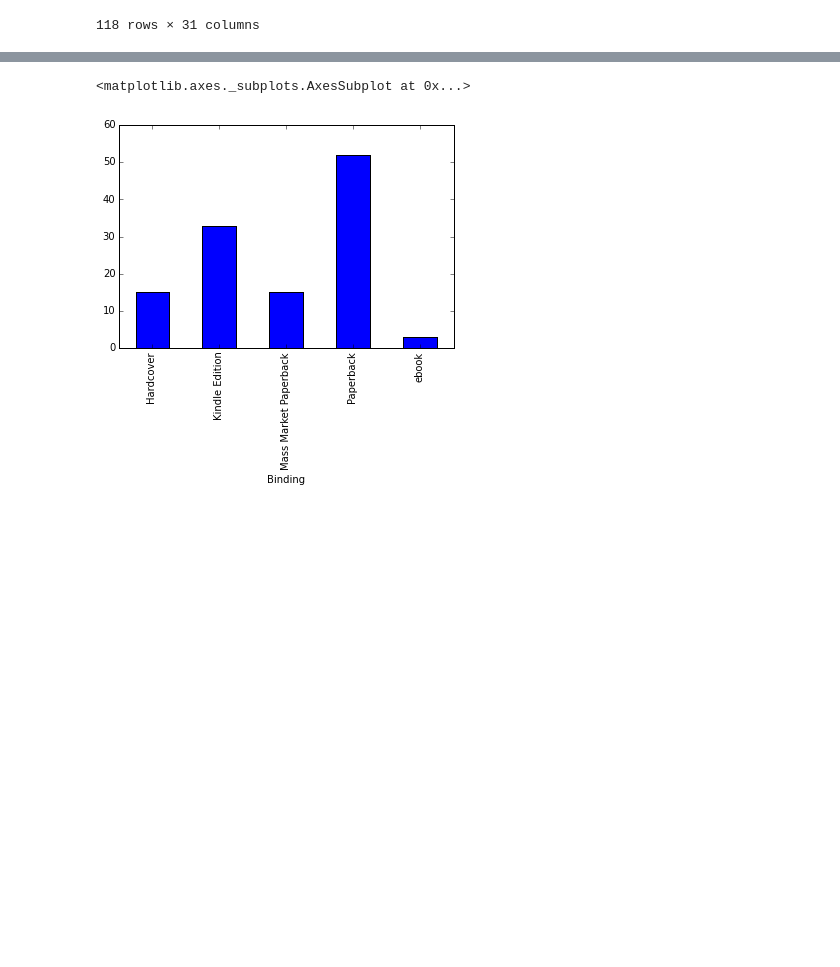
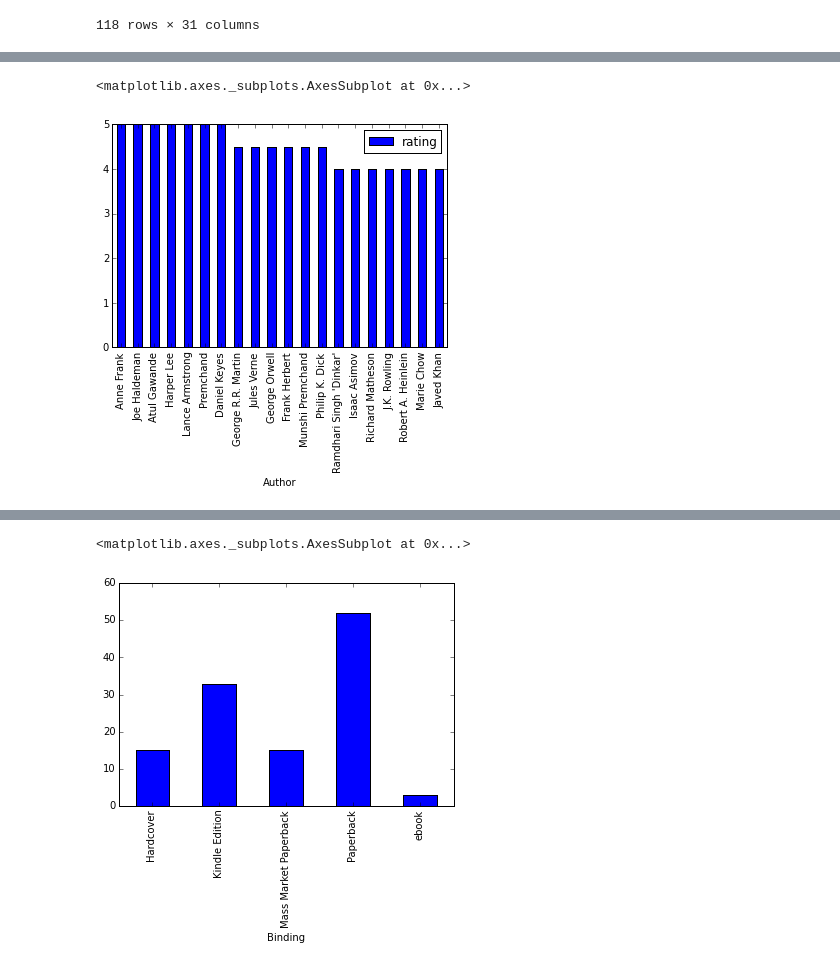
Before and after one commit to agiliq/pandas_visualization, a Jupyter notebook: Shabda's book data.ipynb, the cells around one changed output, grey strips where cells are left out. Drawn from its saved outputs; the diff is of its cells as text; code cells hidden in the pictures; blank space fills up the shorter version.

```diff
--- a/Shabda's book data.ipynb
+++ b/Shabda's book data.ipynb
@@ -37,0 +45,14 @@ auth_count_gt_two = author_pivot[author_pivot['Book Id']>2]['Title'].copy()
+# %%
+df1=df[['Title', 'Author', 'My Rating','Average Rating', 'Publisher']]
+df1 = df1.T.drop_duplicates().T
+# %%
+df2 = pd.DataFrame({'rating':df1.groupby('Author').sum()['My Rating'],'count':author_pivot['Title']})
+df3 = pd.DataFrame({'rating':df1.groupby('Publisher').sum()['My Rating'],'count':publisher_pivot['Title']})
+# %%
+"""
+Average rating for author. Top 20
+"""
+pd.DataFrame({'rating':df2['rating']/df2['count']}).sort('rating', ascending=False)[:20].plot(kind='bar')
+# %% [output]
+<matplotlib.axes._subplots.AxesSubplot at 0x...>
+[figure, added]
```
Also changed, not shown: parts of 5 cells of this notebook.
